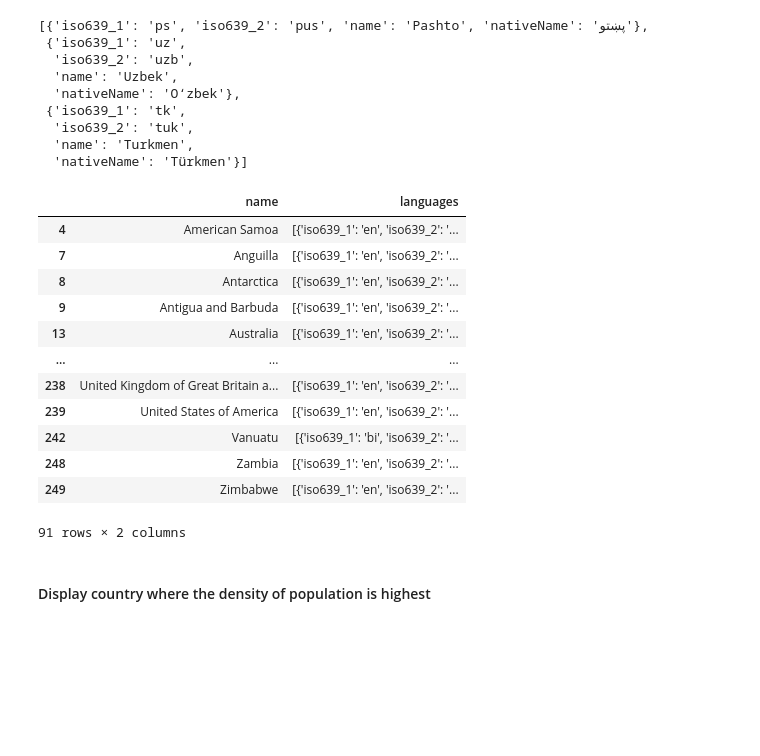
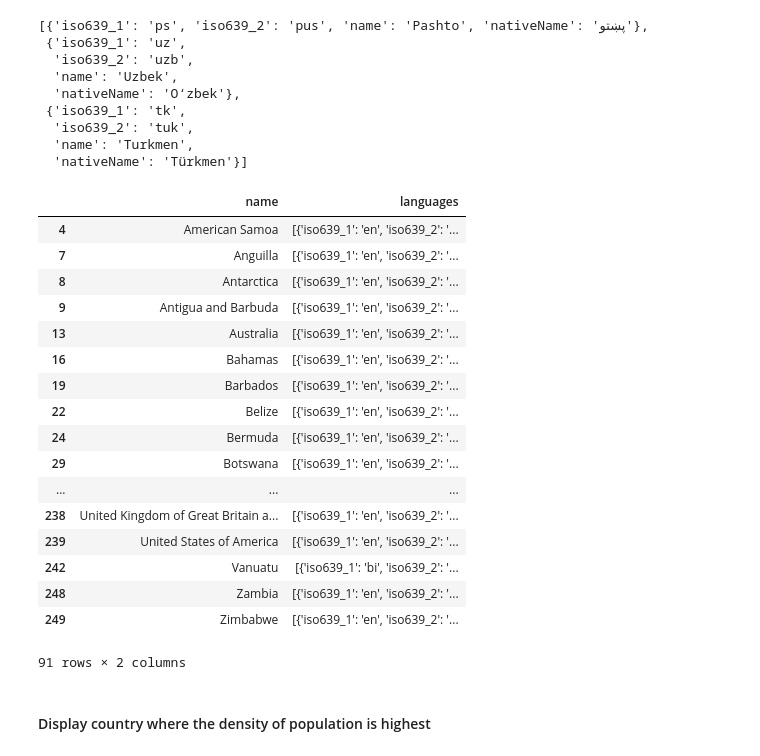
Before and after one commit to srikanthpragada/DS_06_APR_2020, a Jupyter notebook: assignments/assignments.ipynb, the cells around one changed output. Cells and saved outputs as stored; diff of their text form; code cells hidden in the pictures; blank space fills up the shorter version.

```diff
--- a/assignments/assignments.ipynb
+++ b/assignments/assignments.ipynb
@@ -344,5 +313,5 @@ raccoon[0,0], img[0,0]
 # %% [markdown]
 ### Session 13 - 20/04/2020
 # %%
-countries = pd.read_json("https://restcountries.eu/rest/v2/all")
+cdf = pd.read_json("https://restcountries.eu/rest/v2/all")
 # %%
@@ -499,21 +419,26 @@ df['languages'][0]
 # %%
 # ls is a list of dict
 def english_spoken(ls):
     # print(type(ls))
     for d in ls:
         if 'en' in d.values():
             return True
     else:
         return False
 
-df.loc[df['languages'].apply(english_spoken),['name','languages']]
+cdf.loc[cdf['languages'].apply(english_spoken),['name','languages']]
 # %% [output]
 |  | name | languages |
 | 4 | American Samoa | [{'iso639_1': 'en', 'iso639_2': '... |
 | 7 | Anguilla | [{'iso639_1': 'en', 'iso639_2': '... |
 | 8 | Antarctica | [{'iso639_1': 'en', 'iso639_2': '... |
 | 9 | Antigua and Barbuda | [{'iso639_1': 'en', 'iso639_2': '... |
 | 13 | Australia | [{'iso639_1': 'en', 'iso639_2': '... |
+| 16 | Bahamas | [{'iso639_1': 'en', 'iso639_2': '... |
+| 19 | Barbados | [{'iso639_1': 'en', 'iso639_2': '... |
+| 22 | Belize | [{'iso639_1': 'en', 'iso639_2': '... |
+| 24 | Bermuda | [{'iso639_1': 'en', 'iso639_2': '... |
+| 29 | Botswana | [{'iso639_1': 'en', 'iso639_2': '... |
 | ... | ... | ... |
 | 238 | United Kingdom of Great Britain a... | [{'iso639_1': 'en', 'iso639_2': '... |
 | 239 | United States of America | [{'iso639_1': 'en', 'iso639_2': '... |
```
Also changed, not shown: parts of 75 cells of this notebook.
